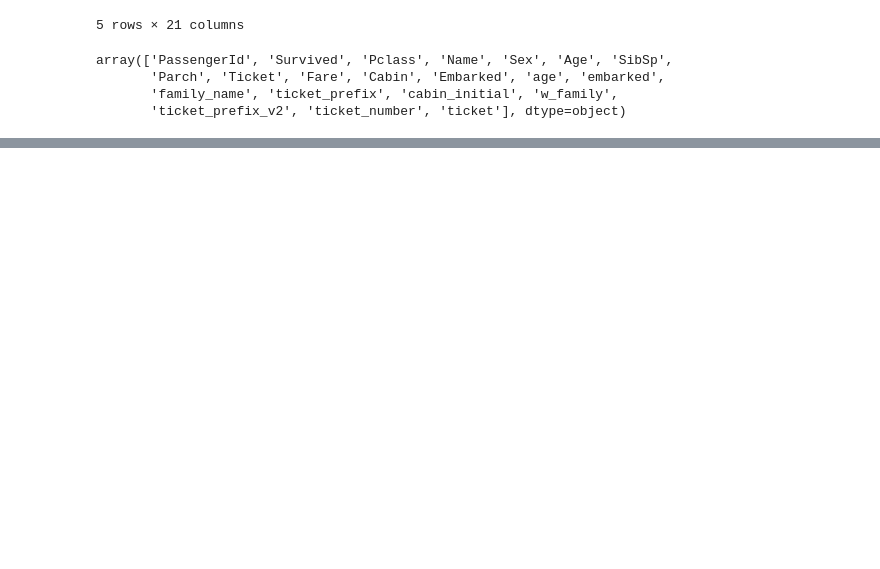
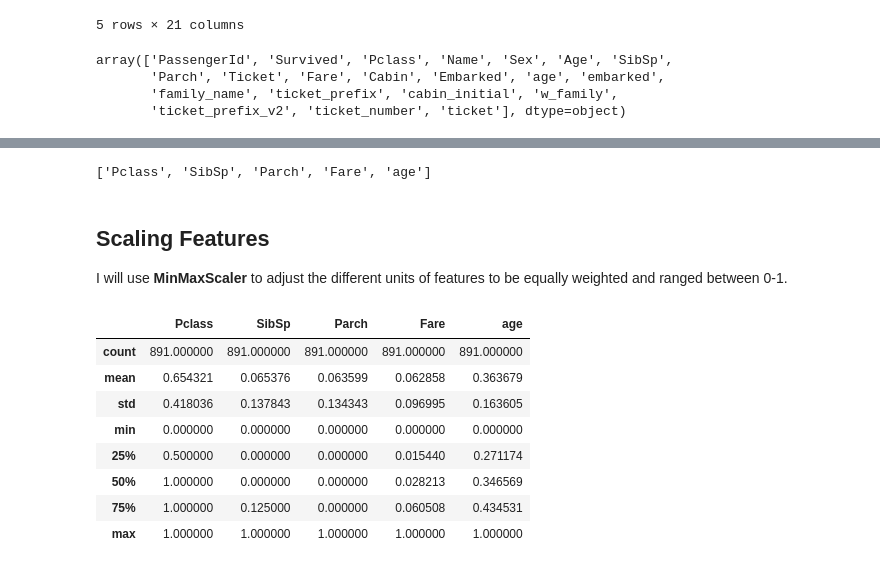
Before and after one commit to judemoon/titanic_ml, a Jupyter notebook: titanic_ml.ipynb, the cells around one changed output, grey strips where cells are left out. Cells and saved outputs as stored; diff of their text form; code cells hidden in the pictures; blank space fills up the shorter version.

Commit message:
Add scaling features

```diff
--- a/titanic_ml.ipynb
+++ b/titanic_ml.ipynb
@@ -684,0 +687,7 @@ array(['PassengerId', 'Survived', 'Pclass', 'Name', 'Sex', 'Age', 'SibSp',
+# %%
+feature_numeric = []
+for column in titanic_df.columns:
+    if titanic_df[column].dtypes != "object" and titanic_df[column].isnull().sum() == 0:
+        feature_numeric.append(column)
+
+feature_numeric
@@ -684,0 +703,30 @@ array(['PassengerId', 'Survived', 'Pclass', 'Name', 'Sex', 'Age', 'SibSp',
+# %%
+# remove id, target, and boolean features
+feature_numeric = [e for e in feature_numeric if e not in ('PassengerId', 'Survived', 'w_family')]
+
+feature_numeric
+# %% [output]
+['Pclass', 'SibSp', 'Parch', 'Fare', 'age']
+# %% [markdown]
+## Scaling Features
+
+I will use **MinMaxScaler** to adjust the different units of features to be equally weighted and ranged between 0-1.
+# %%
+df_numeric = titanic_df[feature_numeric]
+# %%
+from sklearn.preprocessing import MinMaxScaler
+scaler = MinMaxScaler()
+df_scaled = pd.DataFrame(scaler.fit_transform(df_numeric), \
+                         index=df_numeric.index, columns=df_numeric.columns)
+
+df_scaled.describe()
+# %% [output]
+|  | Pclass | SibSp | Parch | Fare | age |
+| count | 891.000000 | 891.000000 | 891.000000 | 891.000000 | 891.000000 |
+| mean | 0.654321 | 0.065376 | 0.063599 | 0.062858 | 0.363679 |
+| std | 0.418036 | 0.137843 | 0.134343 | 0.096995 | 0.163605 |
+| min | 0.000000 | 0.000000 | 0.000000 | 0.000000 | 0.000000 |
+| 25% | 0.500000 | 0.000000 | 0.000000 | 0.015440 | 0.271174 |
+| 50% | 1.000000 | 0.000000 | 0.000000 | 0.028213 | 0.346569 |
+| 75% | 1.000000 | 0.125000 | 0.000000 | 0.060508 | 0.434531 |
+| max | 1.000000 | 1.000000 | 1.000000 | 1.000000 | 1.000000 |
```
Also changed, not shown: parts of 3 cells of this notebook.
